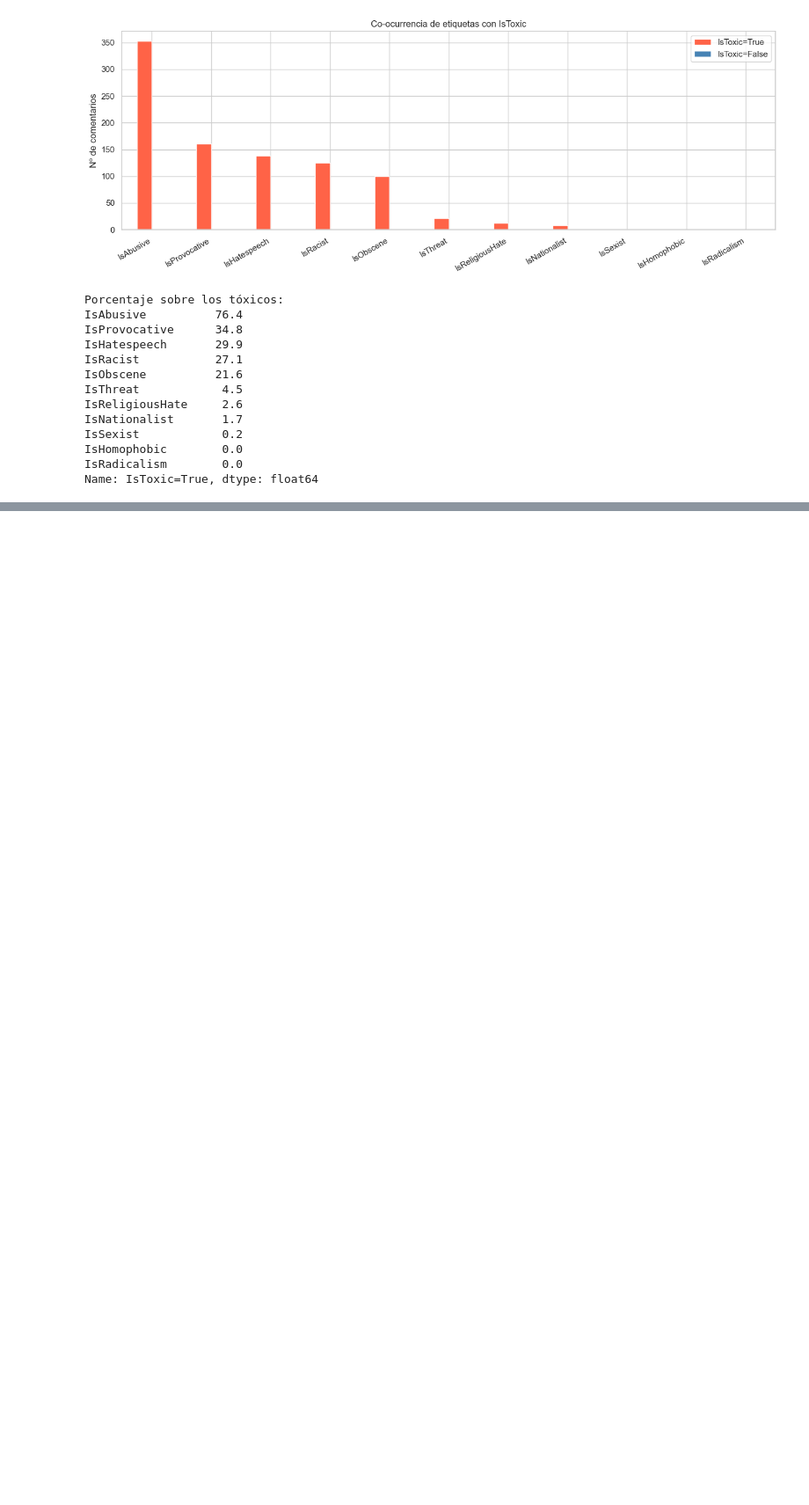
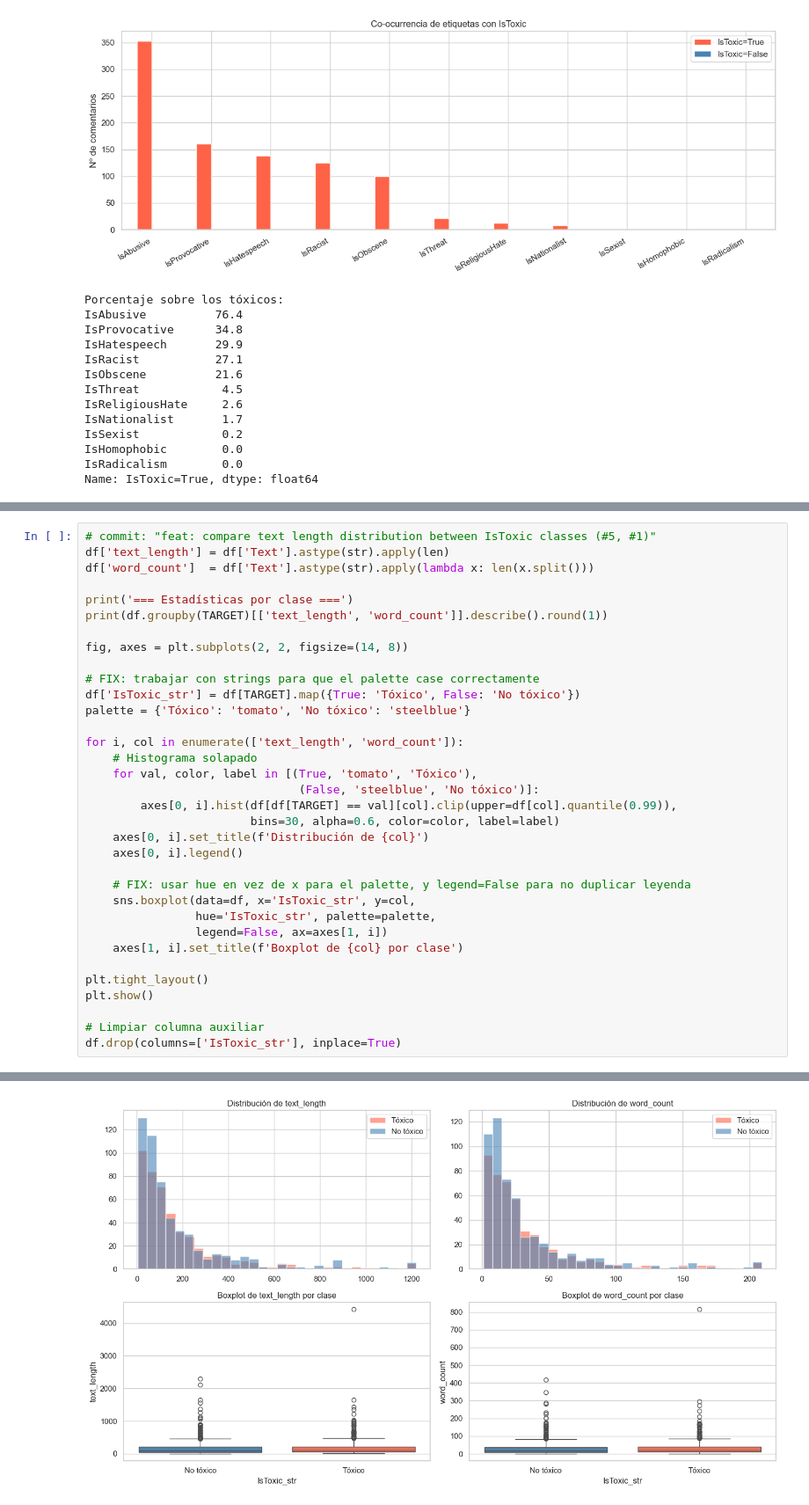
Before and after one commit to Bootcamp-IA-P6/Project_9_NLP_Team2, a Jupyter notebook: notebooks/00_eda_V04.ipynb, the cells around one changed output, grey strips where cells are left out. Shown at 88% size. Cells and saved outputs as stored; diff of their text form; blank space fills up the shorter version.

Commit message:
feat: compare text length distribution between IsToxic classes (#5, #1)

```diff
--- a/notebooks/00_eda_V04.ipynb
+++ b/notebooks/00_eda_V04.ipynb
@@ -255,0 +264,35 @@ Name: IsToxic=True, dtype: float64
+# %%
+# commit: "feat: compare text length distribution between IsToxic classes (#5, #1)"
+df['text_length'] = df['Text'].astype(str).apply(len)
+df['word_count']  = df['Text'].astype(str).apply(lambda x: len(x.split()))
+
+print('=== Estadísticas por clase ===')
+print(df.groupby(TARGET)[['text_length', 'word_count']].describe().round(1))
+
+fig, axes = plt.subplots(2, 2, figsize=(14, 8))
+
+# FIX: trabajar con strings para que el palette case correctamente
+df['IsToxic_str'] = df[TARGET].map({True: 'Tóxico', False: 'No tóxico'})
+palette = {'Tóxico': 'tomato', 'No tóxico': 'steelblue'}
+
+for i, col in enumerate(['text_length', 'word_count']):
+    # Histograma solapado
+    for val, color, label in [(True, 'tomato', 'Tóxico'),
+                               (False, 'steelblue', 'No tóxico')]:
+        axes[0, i].hist(df[df[TARGET] == val][col].clip(upper=df[col].quantile(0.99)),
+                        bins=30, alpha=0.6, color=color, label=label)
+    axes[0, i].set_title(f'Distribución de {col}')
+    axes[0, i].legend()
+
+    # FIX: usar hue en vez de x para el palette, y legend=False para no duplicar leyenda
+    sns.boxplot(data=df, x='IsToxic_str', y=col,
+                hue='IsToxic_str', palette=palette,
+                legend=False, ax=axes[1, i])
+    axes[1, i].set_title(f'Boxplot de {col} por clase')
+
+plt.tight_layout()
+plt.show()
+
+# Limpiar columna auxiliar
+df.drop(columns=['IsToxic_str'], inplace=True)
+# %% [output]
@@ -255,0 +311 @@ Name: IsToxic=True, dtype: float64
+[figure, added]
```
Also changed, not shown: parts of 2 cells of this notebook.
